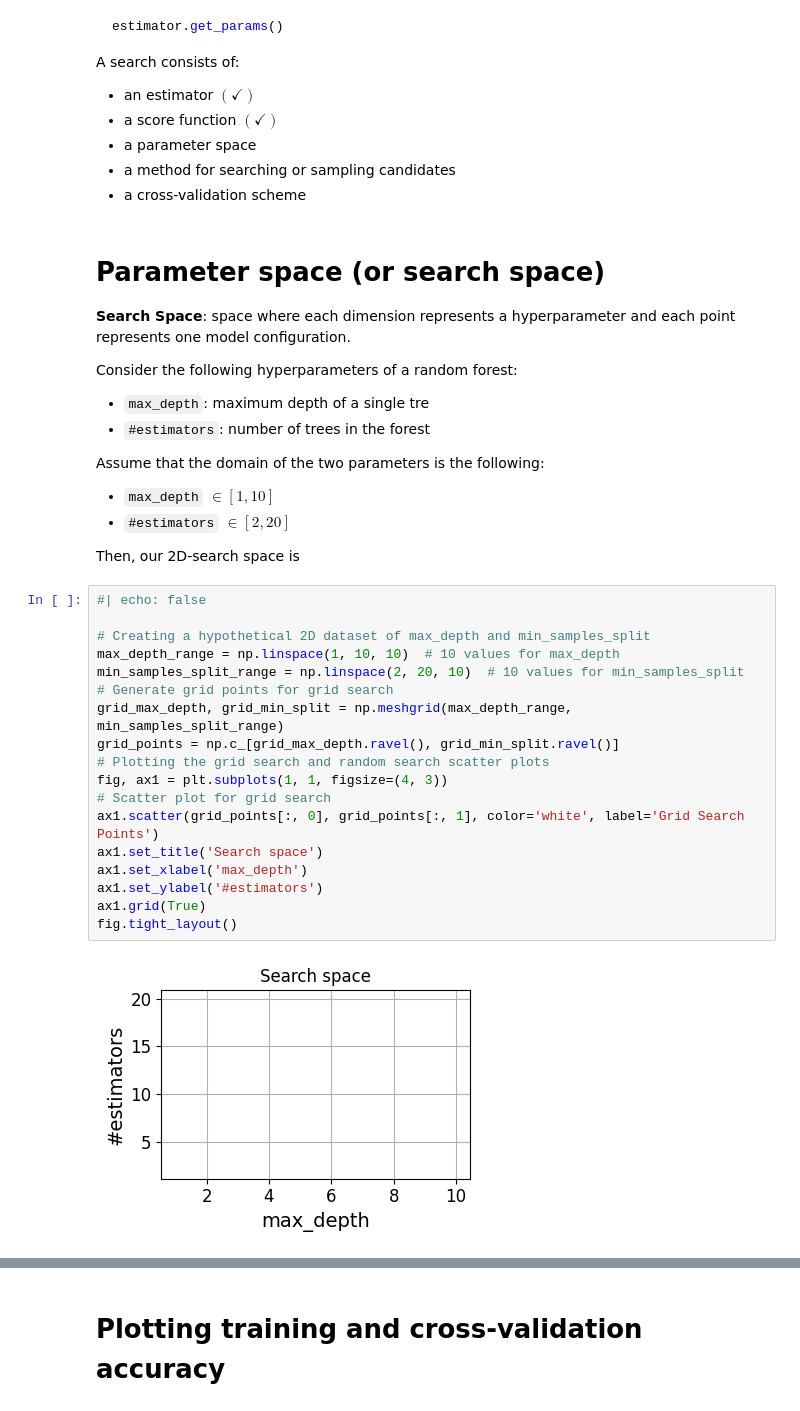
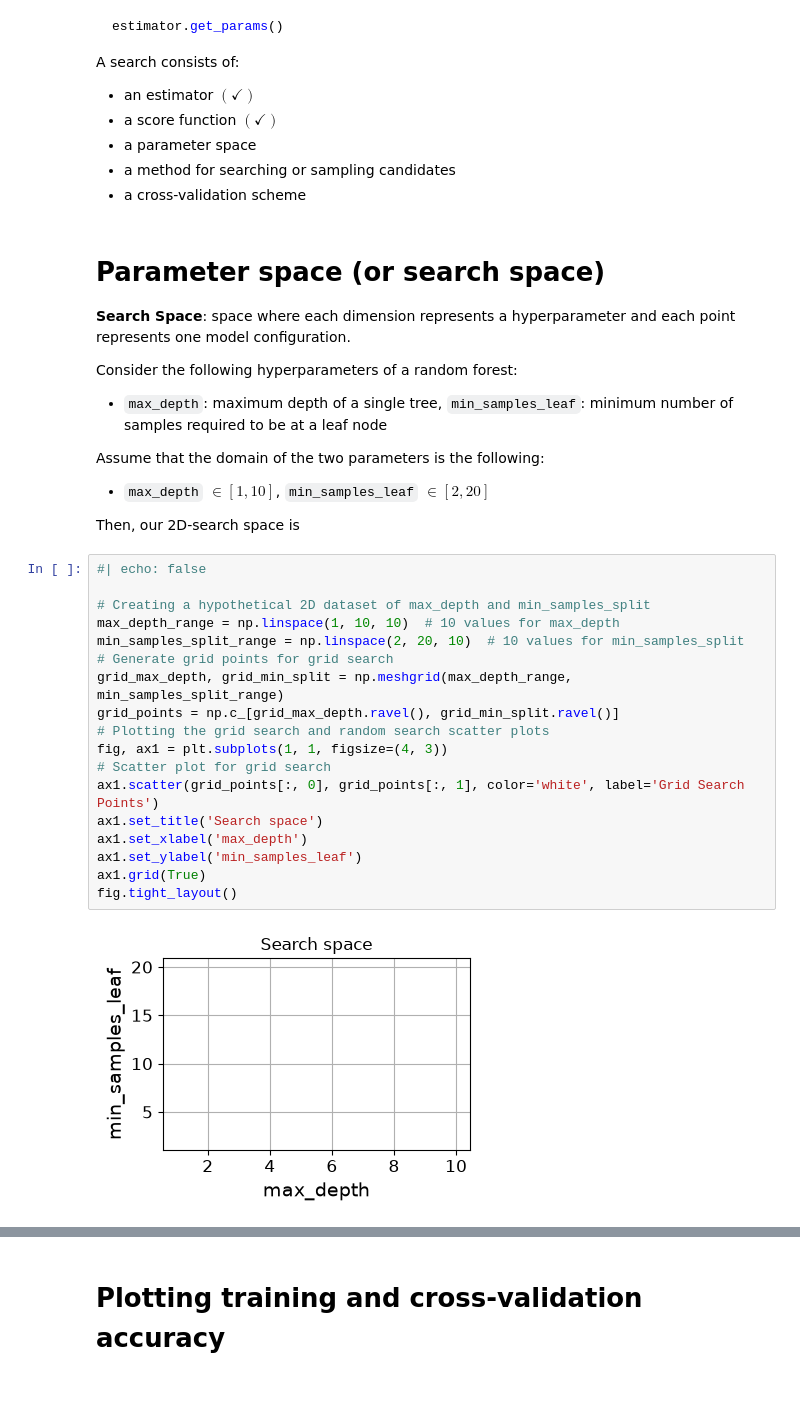
Before and after one commit to w4bo/AA2627-unibo-mldm, a Jupyter notebook: slides/lab-10-modeling.ipynb, the cells around one changed output, grey strips where cells are left out. Saved outputs shown, nothing was run; the diff lists cells and outputs as text.

```diff
--- a/slides/lab-10-modeling.ipynb
+++ b/slides/lab-10-modeling.ipynb
@@ -319,35 +349,33 @@ A search consists of:
 
 Consider the following hyperparameters of a random forest:
 
-- `max_depth`: maximum depth of a single tre
-- `#estimators`: number of trees in the forest
+- `max_depth`: maximum depth of a single tree, `min_samples_leaf`: minimum number of samples required to be at a leaf node
 
 Assume that the domain of the two parameters is the following:
 
-- `max_depth` $\in [1, 10]$
-- `#estimators` $\in [2, 20]$
+- `max_depth` $\in [1, 10]$, `min_samples_leaf` $\in [2, 20]$
 
 Then, our 2D-search space is
 # %%
 #| echo: false
 
 # Creating a hypothetical 2D dataset of max_depth and min_samples_split
 max_depth_range = np.linspace(1, 10, 10)  # 10 values for max_depth
 min_samples_split_range = np.linspace(2, 20, 10)  # 10 values for min_samples_split
 # Generate grid points for grid search
 grid_max_depth, grid_min_split = np.meshgrid(max_depth_range, min_samples_split_range)
 grid_points = np.c_[grid_max_depth.ravel(), grid_min_split.ravel()]
 # Plotting the grid search and random search scatter plots
 fig, ax1 = plt.subplots(1, 1, figsize=(4, 3))
 # Scatter plot for grid search
 ax1.scatter(grid_points[:, 0], grid_points[:, 1], color='white', label='Grid Search Points')
 ax1.set_title('Search space')
 ax1.set_xlabel('max_depth')
-ax1.set_ylabel('#estimators')
+ax1.set_ylabel('min_samples_leaf')
 ax1.grid(True)
 fig.tight_layout()
 # %% [output]
-[figure, old version]
+[figure, new version]
 # %% [markdown]
 # Hyper-parameter tuning
 
```
Also changed, not shown: parts of 54 cells of this notebook, 6 other files.
